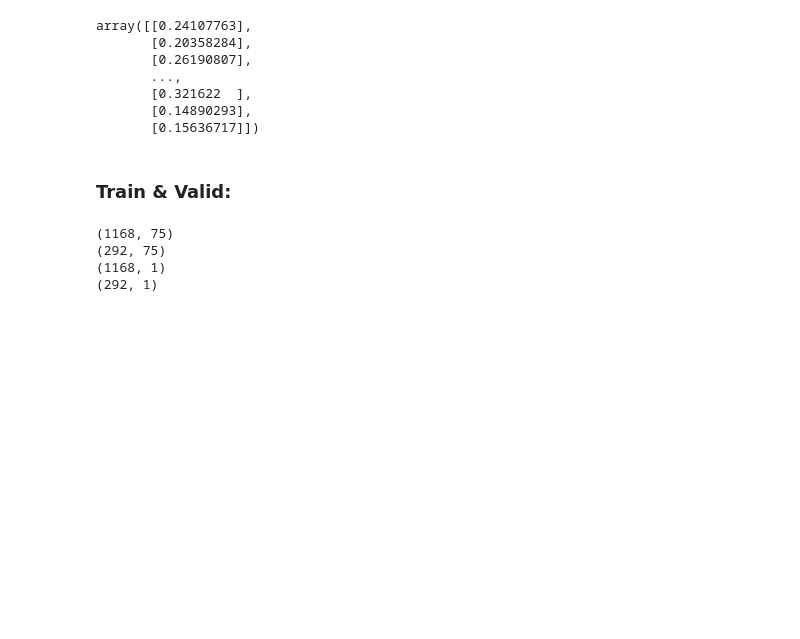
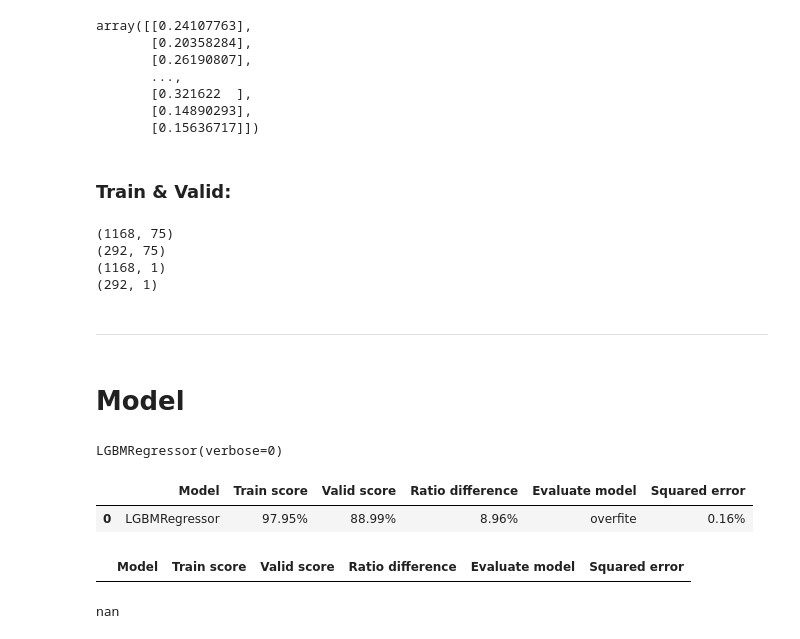
Before and after one commit to Estomihi100103/House-Prices-Kelompok-2, a Jupyter notebook: house_price.ipynb, the cells around one changed output. Drawn from its saved outputs; the diff is of its cells as text; code cells hidden in the pictures; blank space fills up the shorter version.

Commit message:
model

```diff
--- a/house_price.ipynb
+++ b/house_price.ipynb
@@ -564,3 +564,78 @@ print(y_valid.shape)
 (292, 75)
 (1168, 1)
 (292, 1)
+# %% [markdown]
+---
+# %% [markdown]
+# Model
+# %%
+import lightgbm as lgb
+from sklearn.metrics import mean_squared_error, mean_absolute_error, r2_score
+from sklearn.preprocessing import MinMaxScaler
+from sklearn.model_selection import RandomizedSearchCV
+from lightgbm import LGBMRegressor
+model = LGBMRegressor(verbose=0)
+# %%
+model.fit(x_train,y_train)
+# %% [output]
+LGBMRegressor(verbose=0)
+# %%
+models = [model]
+models_names = ['LGBMRegressor']
+
+# Calculate predictions and squared errors for each model:
+squared_errors = []
+for model in models:
+    y_pred = model.predict(x_valid)
+    mse = mean_squared_error(y_valid, y_pred)
+    squared_errors.append(f'{mse * 100:.2f}%')  # Format as percentage
+# Calculate train and test scores:
+train_score = [model.score(x_train, y_train) for model in models]
+valid_score = [model.score(x_valid, y_valid) for model in models]
+
+# Difference between training and testing ratio
+ratio = []
+for train, valid in zip(train_score, valid_score):
+    result = train - valid
+    ratio.append(f'{result * 100:.2f}%')
+
+# Measure model state:6
+rate = []
+for train, valid in zip(train_score, valid_score):
+    if train <= 0.65 and valid <= 0.65:
+        rate.append('bad')
+    elif train > valid * 1.10:
+      rate.append('overfite')
+    elif train > 0.65 and train < 0.80 and valid > 0.65 and valid < 0.80:
+        rate.append('middle')
+    elif train >= 0.80 and valid >= 0.80 and train < 1.00 and valid < 1.00:
+        rate.append('good')
+    elif train >= 0.80 and valid < 0.80:
+        rate.append('high train, low test')
+    else:
+        rate.append('unknown')
+
+# Create DataFrame
+model_score = pd.DataFrame({
+    'Model': models_names,
+    'Train score': [f'{round(score * 100, 2)}%' for score in train_score],
+    'Valid score': [f'{round(score * 100, 2)}%' for score in valid_score],
+    'Ratio difference': ratio,
+    'Evaluate model': rate,
+    'Squared error': squared_errors
+})
+
+# Show result:
+model_score
+# %% [output]
+|  | Model | Train score | Valid score | Ratio difference | Evaluate model | Squared error |
+| 0 | LGBMRegressor | 97.95% | 88.99% | 8.96% | overfite | 0.16% |
+# %%
+x = model_score[model_score['Evaluate model'] == 'good']
+x
+# %% [output]
+|  | Model | Train score | Valid score | Ratio difference | Evaluate model | Squared error |
+# %%
+x['Squared error'].min()
+# %% [output]
+nan
```
Also changed, not shown: parts of 8 cells of this notebook, 2 other files.
